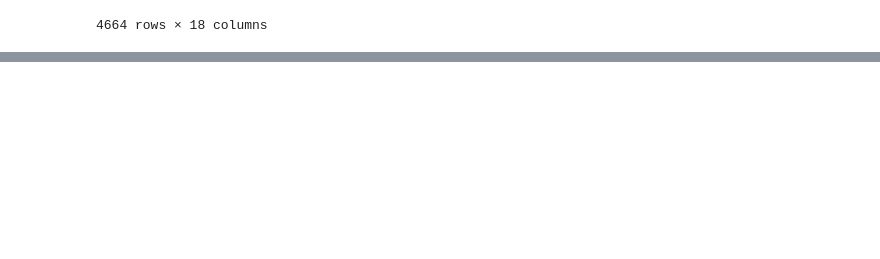
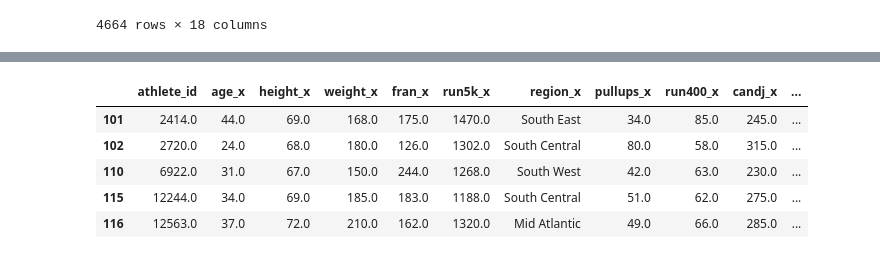
Before and after one commit to allisontao/crossfit-games-analysis, a Jupyter notebook: logistic_regression.ipynb, the cells around one changed output, grey strips where cells are left out. Saved outputs shown, nothing was run; the diff lists cells and outputs as text; code cells hidden in the pictures; blank space fills up the shorter version.

Commit message:
updated data and cleaned version of not_in_games

```diff
--- a/logistic_regression.ipynb
+++ b/logistic_regression.ipynb
@@ -160,0 +142,33 @@ games
+# %%
+# ones who have not made it who have stats filled out, temp while cleaning up
+not_make = res.loc[res['_merge'] == 'left_only']
+not_make['howlong_x'] = not_make['howlong_x'].str.slice(0, 6)
+
+#function to return numeric value for howlong
+# def howlong_num(s):
+#     if np.where(s.str.contains("6-12"), 0, 1)==0:
+#         return 1
+#     elif np.where(s.str.contains("1-2"), True, False):
+#         return 2
+#     elif np.where(s.str.contains("2-4"), True, False):
+#         return 3
+#     elif np.where(s.str.contains("4+"), True, False):
+#         return 4
+#     else:
+#         return 0
+
+col         = 'howlong_x'
+conditions  = [ not_make[col].str.contains("Less"), not_make[col].str.contains("6-12"), not_make[col].str.contains("1-2"), not_make[col].str.contains("2-4"), not_make[col].str.contains("4+") ]
+choices     = [0,1,2,3,4]
+
+not_make["howlong"] = np.select(conditions, choices)
+
+not_make['coach'] = np.where(not_make['train'].str.contains("have a coach"), 1, 0)
+not_make['certification'] = np.where(not_make['experience'].str.contains("Level 1"), 1, 0)
+not_make['multiple'] = np.where(not_make['schedule'].str.contains("multiple workouts"), 1, 0)
+
+
+
+
+print(not_make.columns)
+not_make.head()
@@ -161,3 +205,16 @@ games
+# %%
+#not_in_games will contain all athletes that did not make it, with stats, with cleaned up columns
+not_in_games = not_make[['athlete_id', 'age_x', 'height_x', 'weight_x', 'fran_x', 'run5k_x', 'region_x', 'pullups_x', 'run400_x', 'candj_x', 'snatch_x', 'deadlift_x', 'backsq_x','howlong','coach','certification','multiple']]
+not_in_games.rename(columns={"age_x": "age",'height_x': 'height', 'weight_x':'weight', 'fran_x':'fran', 'run5k_x':'run5k','pullups_x':'pullups', 'run400_x':'run400', 'candj_x':'candj', 'snatch_x':'snatch', 'deadlift_x':'deadlift', 'backsq_x':'backsq'})
+
+not_in_games.head()
+# %% [output]
+|  | athlete_id | age_x | height_x | weight_x | fran_x | run5k_x | region_x | pullups_x | run400_x | candj_x | ... |
+| 101 | 2414.0 | 44.0 | 69.0 | 168.0 | 175.0 | 1470.0 | South East | 34.0 | 85.0 | 245.0 | ... |
+| 102 | 2720.0 | 24.0 | 68.0 | 180.0 | 126.0 | 1302.0 | South Central | 80.0 | 58.0 | 315.0 | ... |
+| 110 | 6922.0 | 31.0 | 67.0 | 150.0 | 244.0 | 1268.0 | South West | 42.0 | 63.0 | 230.0 | ... |
+| 115 | 12244.0 | 34.0 | 69.0 | 185.0 | 183.0 | 1188.0 | South Central | 51.0 | 62.0 | 275.0 | ... |
+| 116 | 12563.0 | 37.0 | 72.0 | 210.0 | 162.0 | 1320.0 | Mid Atlantic | 49.0 | 66.0 | 285.0 | ... |
 # %%
 not_in_games.head()
 # %% [output]
```
Also changed, not shown: parts of 5 cells of this notebook, 2 other files.
